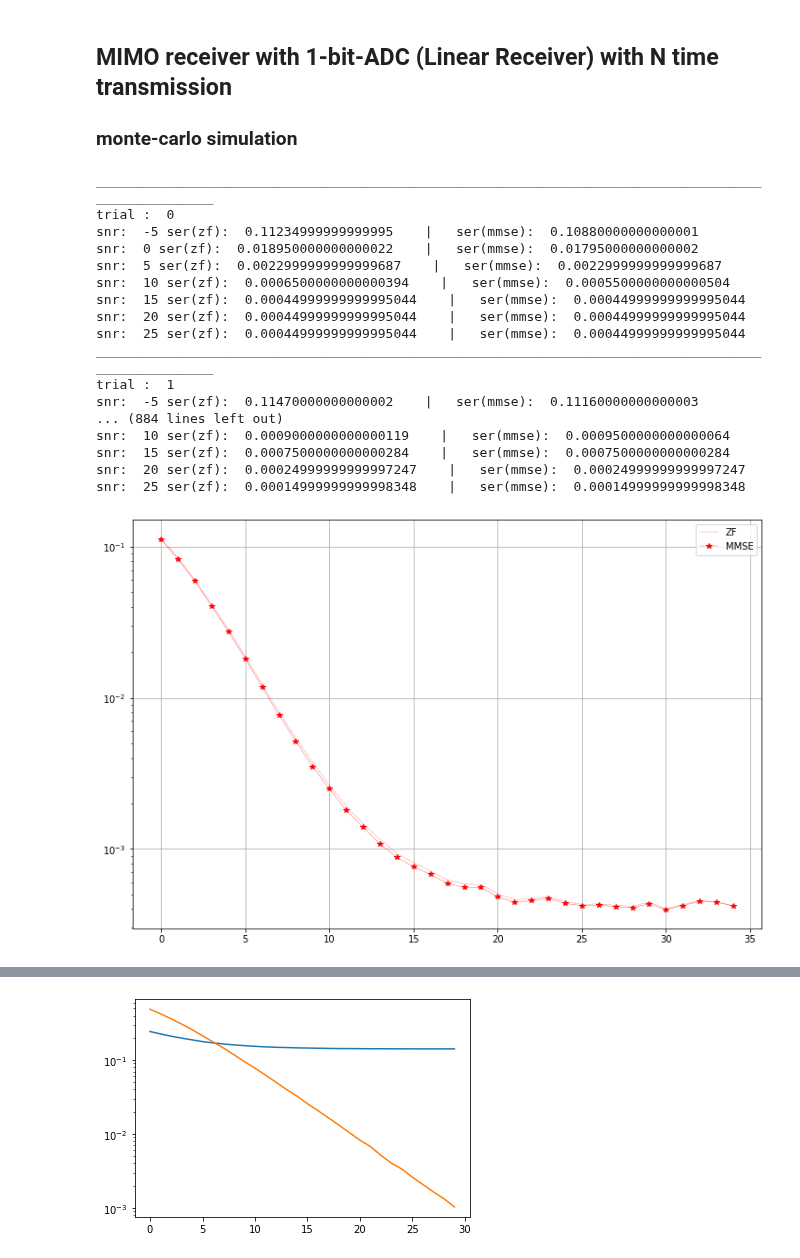
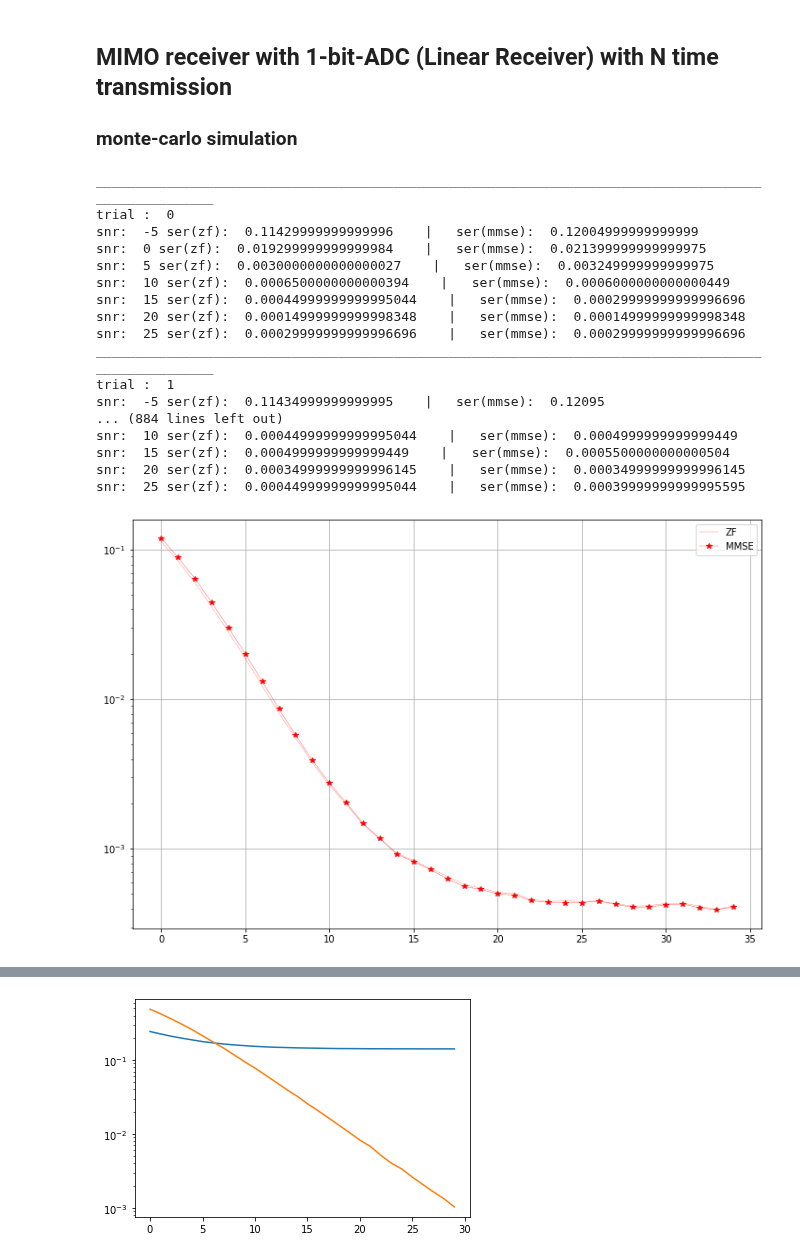
Before and after one commit to IISL-HYU/comm, a Jupyter notebook: practice.ipynb, the cells around one changed output, grey strips where cells are left out. Drawn from its saved outputs; the diff is of its cells as text; code cells hidden in the pictures.

```diff
--- a/practice.ipynb
+++ b/practice.ipynb
@@ -260,20 +260,18 @@ for snr in range(SNR_max):
 
     # 1-bit ADC
     y = np.sign(r_re)
+    y = y[:, :N, :] + 1j*y[:, N:, :]
 
     # relaxed linear receiver
-    W_zf = np.linalg.pinv(H_re)
-    W_mmse = np.matmul((H_re.conjugate()).transpose((0, 2, 1)), H_re) + (np.eye(2 * K) * np.ones((T, 2*K, 2*K)))
+    W_zf = np.linalg.pinv(H)
+    W_mmse = np.matmul((H.conjugate()).transpose((0, 2, 1)), H) + ((np.eye(K)+1j*np.eye(K)) * np.ones((T, K, K)))
     W_mmse = np.linalg.inv(W_mmse)
-    W_mmse = np.matmul(W_mmse, (H_re.conjugate()).transpose((0, 2, 1)))
+    W_mmse = np.matmul(W_mmse, (H.conjugate()).transpose((0, 2, 1)))
 
     # Relaxed estimation of x
     x_tilde = np.matmul(W_zf, y)
     x_tilde_mmse = np.matmul(W_mmse, y)
 
-    # real to complex representation to detect symbol
-    x_tilde = x_tilde[:, :K] + 1j * x_tilde[:, K:]
-    x_tilde_mmse = x_tilde_mmse[:, :K] + 1j * x_tilde_mmse[:, K:]
 
     # detection within each users (symbol-by-symbol)
     compare = np.abs(x_tilde - constellation_points)
@@ -374,20 +372,17 @@ for t in range(trials):
 
         # 1-bit ADC
         y = np.sign(r_re)
+        y = y[:, :N, :] + 1j * y[:, N:, :]
 
         # relaxed linear receiver
-        W_zf = np.linalg.pinv(H_re)
-        W_MMSE = np.matmul((H_re.conjugate()).transpose(0, 2, 1), H_re) + np.eye(2 * K) * np.ones(shape=(T, 2*K, 2*K)) * (10 ** (-snr/20))
+        W_zf = np.linalg.pinv(H)
+        W_MMSE = np.matmul((H.conjugate()).transpose(0, 2, 1), H) + (10 ** (-snr/20)) * ((np.eye(K) + 1j * np.eye(K)) * np.ones(shape=(T, K, K)))
         W_MMSE = np.linalg.inv(W_MMSE)
-        W_MMSE = np.matmul(W_MMSE, (H_re.conjugate()).transpose(0, 2, 1))
+        W_MMSE = np.matmul(W_MMSE, (H.conjugate()).transpose(0, 2, 1))
 
         # Relaxed estimation of x
         x_tilde_zf = np.matmul(W_zf, y)
         x_tilde_mmse = np.matmul(W_MMSE, y)
-
-        # real to complex representation to detect symbol
-        x_tilde_zf = x_tilde_zf[:, :K] + 1j * x_tilde_zf[:, K:]
-        x_tilde_mmse = x_tilde_mmse[:, :K] + 1j * x_tilde_mmse[:, K:]
 
         # detection within each users (symbol-by-symbol)
         compare = np.abs(x_tilde_zf - constellation_points)
@@ -398,46 +393,46 @@ for t in range(trials):
         det_by_idx = np.argmin(compare, axis=-1)
         x_hat_mmse = np.take(constellation_points, det_by_idx).reshape(x_tilde_mmse.shape)
 
         # Compare
         ser_zf = 1-np.sum(np.isclose(x, x_hat_zf)) / (T * K)
         ser_mmse = 1-np.sum(np.isclose(x, x_hat_mmse)) / (T * K)
 
         if snr % 5 == 0:
             print(f"snr: ", snr, "ser(zf): ", ser_zf, "   |   ser(mmse): ", ser_mmse)
         sers_zf.append(ser_zf)
         sers_mmse.append(ser_mmse)
 
     sers_avg_zf += np.array(sers_zf)
     sers_avg_mmse += np.array(sers_mmse)
 
 sers_avg_zf /= trials
 sers_avg_mmse /= trials
 
 plt.figure(figsize=(12, 8))
 plt.semilogy(sers_avg_zf, '--r', linewidth=0.3, label='ZF')
 plt.semilogy(sers_avg_mmse, '-r*', linewidth=0.3, label='MMSE')
 plt.grid()
 plt.legend()
 plt.show()
 # %% [output]
 ____________________________________________________________________________________________________
 trial :  0
-snr:  -5 ser(zf):  0.11234999999999995    |   ser(mmse):  0.10880000000000001
-snr:  0 ser(zf):  0.018950000000000022    |   ser(mmse):  0.01795000000000002
-snr:  5 ser(zf):  0.0022999999999999687    |   ser(mmse):  0.0022999999999999687
-snr:  10 ser(zf):  0.0006500000000000394    |   ser(mmse):  0.0005500000000000504
-snr:  15 ser(zf):  0.00044999999999995044    |   ser(mmse):  0.00044999999999995044
-snr:  20 ser(zf):  0.00044999999999995044    |   ser(mmse):  0.00044999999999995044
-snr:  25 ser(zf):  0.00044999999999995044    |   ser(mmse):  0.00044999999999995044
+snr:  -5 ser(zf):  0.11429999999999996    |   ser(mmse):  0.12004999999999999
+snr:  0 ser(zf):  0.019299999999999984    |   ser(mmse):  0.021399999999999975
+snr:  5 ser(zf):  0.0030000000000000027    |   ser(mmse):  0.003249999999999975
+snr:  10 ser(zf):  0.0006500000000000394    |   ser(mmse):  0.0006000000000000449
+snr:  15 ser(zf):  0.00044999999999995044    |   ser(mmse):  0.00029999999999996696
+snr:  20 ser(zf):  0.00014999999999998348    |   ser(mmse):  0.00014999999999998348
+snr:  25 ser(zf):  0.00029999999999996696    |   ser(mmse):  0.00029999999999996696
 ____________________________________________________________________________________________________
 trial :  1
-snr:  -5 ser(zf):  0.11470000000000002    |   ser(mmse):  0.11160000000000003
+snr:  -5 ser(zf):  0.11434999999999995    |   ser(mmse):  0.12095
 ... (884 lines left out)
-snr:  10 ser(zf):  0.0009000000000000119    |   ser(mmse):  0.0009500000000000064
-snr:  15 ser(zf):  0.0007500000000000284    |   ser(mmse):  0.0007500000000000284
-snr:  20 ser(zf):  0.00024999999999997247    |   ser(mmse):  0.00024999999999997247
-snr:  25 ser(zf):  0.00014999999999998348    |   ser(mmse):  0.00014999999999998348
+snr:  10 ser(zf):  0.00044999999999995044    |   ser(mmse):  0.0004999999999999449
+snr:  15 ser(zf):  0.0004999999999999449    |   ser(mmse):  0.0005500000000000504
+snr:  20 ser(zf):  0.00034999999999996145    |   ser(mmse):  0.00034999999999996145
+snr:  25 ser(zf):  0.00044999999999995044    |   ser(mmse):  0.00039999999999995595
-[figure, old version]
+[figure, new version]
 # %%
 
 plt.figure(figsize=(12, 8))
```
Also changed, not shown: parts of 10 cells of this notebook.
